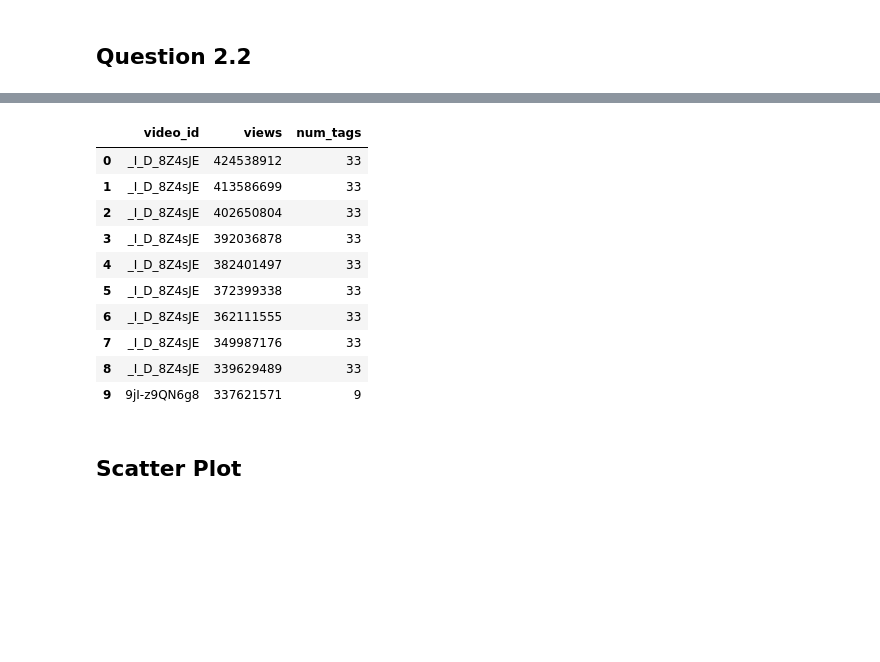
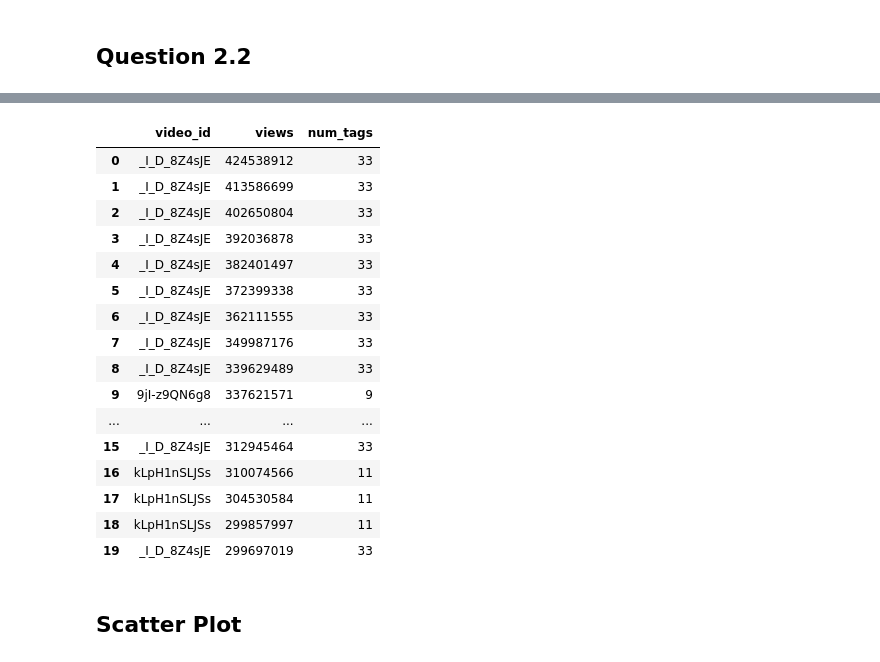
Before and after one commit to nikolis7/Big-Data-Management-Project-2, a Jupyter notebook: Notebook/Big Data Management Notebook 2.ipynb, the cells around one changed output, grey strips where cells are left out. Drawn from its saved outputs; the diff is of its cells as text; code cells hidden in the pictures; blank space fills up the shorter version.

```diff
--- a/Notebook/Big Data Management Notebook 2.ipynb
+++ b/Notebook/Big Data Management Notebook 2.ipynb
@@ -99,34 +105,40 @@ client = MongoClient('mongodb+srv://YoutubeProject_v2:123@cluster0.amrnw.mongodb
 filter={}
 project={
     '_id': 0,
     'video_id': 1,
     'views': 1,
     'num_tags': 1
 }
 sort=list({
     'views': -1
 }.items())
 
 result = client['Youtube_Music']['Question 2.2'].find(
   filter=filter,
   projection=project,
   sort=sort
 )
 # convert to dataframe
 q2_data = pd.DataFrame(result)
-q2_data.head(10)
+q2_data.head(20)
 # %% [output]
 |  | video_id | views | num_tags |
 | 0 | _I_D_8Z4sJE | 424538912 | 33 |
 | 1 | _I_D_8Z4sJE | 413586699 | 33 |
 | 2 | _I_D_8Z4sJE | 402650804 | 33 |
 | 3 | _I_D_8Z4sJE | 392036878 | 33 |
 | 4 | _I_D_8Z4sJE | 382401497 | 33 |
 | 5 | _I_D_8Z4sJE | 372399338 | 33 |
 | 6 | _I_D_8Z4sJE | 362111555 | 33 |
 | 7 | _I_D_8Z4sJE | 349987176 | 33 |
 | 8 | _I_D_8Z4sJE | 339629489 | 33 |
 | 9 | 9jI-z9QN6g8 | 337621571 | 9 |
+| ... | ... | ... | ... |
+| 15 | _I_D_8Z4sJE | 312945464 | 33 |
+| 16 | kLpH1nSLJSs | 310074566 | 11 |
+| 17 | kLpH1nSLJSs | 304530584 | 11 |
+| 18 | kLpH1nSLJSs | 299857997 | 11 |
+| 19 | _I_D_8Z4sJE | 299697019 | 33 |
 # %% [markdown]
 ## Scatter Plot
 # %%
```
Also changed, not shown: parts of 23 cells of this notebook.
